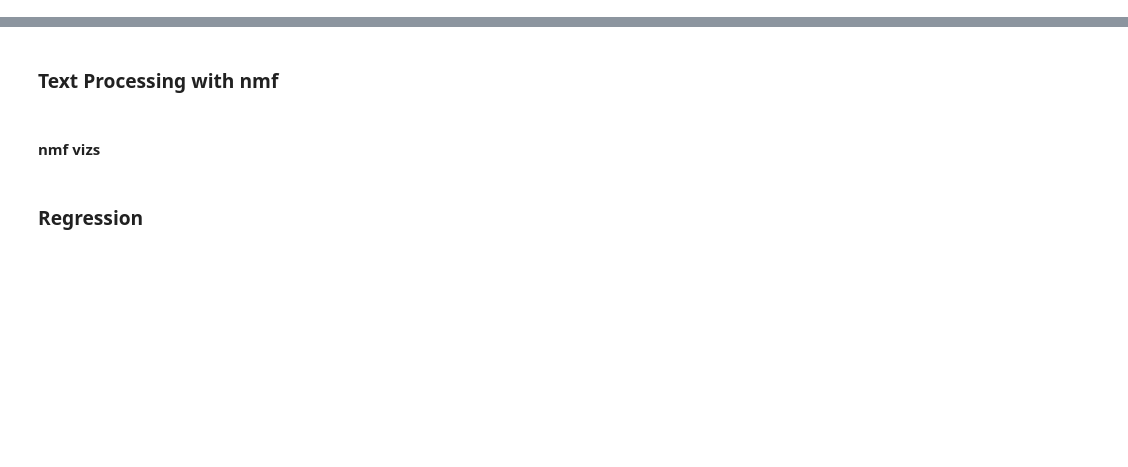
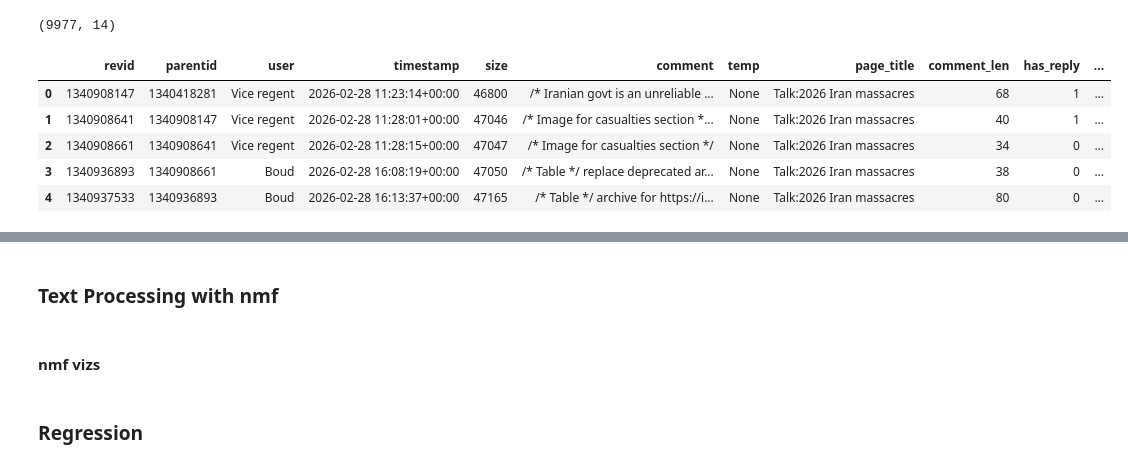
Before and after one commit to tallywiesenberg/thinking-bee, a Jupyter notebook: src/02_directional_alpha.ipynb, the cells around one changed output, grey strips where cells are left out. Saved outputs shown, nothing was run; the diff lists cells and outputs as text; code cells hidden in the pictures; blank space fills up the shorter version.

```diff
--- a/src/02_directional_alpha.ipynb
+++ b/src/02_directional_alpha.ipynb
@@ -44,7 +48,25 @@ from utils.text.nmf import build_text_nmf_features_safe
 # %%
-all_revisions = pd.read_csv(os.path.join("..", "data", "features.csv"))
+from pathlib import Path
+import pandas as pd
+
+cache_dir = Path("data/wiki_cache/revisions")
+
+dfs = [
+    pd.read_parquet(path)
+    for path in cache_dir.glob("*.parquet")
+]
+
+all_revisions = pd.concat(dfs, ignore_index=True)
 print(all_revisions.shape)
 all_revisions.head()
+# %% [output]
+(9977, 14)
+|  | revid | parentid | user | timestamp | size | comment | temp | page_title | comment_len | has_reply | ... |
+| 0 | 1340908147 | 1340418281 | Vice regent | 2026-02-28 11:23:14+00:00 | 46800 | /* Iranian govt is an unreliable ... | None | Talk:2026 Iran massacres | 68 | 1 | ... |
+| 1 | 1340908641 | 1340908147 | Vice regent | 2026-02-28 11:28:01+00:00 | 47046 | /* Image for casualties section *... | None | Talk:2026 Iran massacres | 40 | 1 | ... |
+| 2 | 1340908661 | 1340908641 | Vice regent | 2026-02-28 11:28:15+00:00 | 47047 | /* Image for casualties section */ | None | Talk:2026 Iran massacres | 34 | 0 | ... |
+| 3 | 1340936893 | 1340908661 | Boud | 2026-02-28 16:08:19+00:00 | 47050 | /* Table */ replace deprecated ar... | None | Talk:2026 Iran massacres | 38 | 0 | ... |
+| 4 | 1340937533 | 1340936893 | Boud | 2026-02-28 16:13:37+00:00 | 47165 | /* Table */ archive for https://i... | None | Talk:2026 Iran massacres | 80 | 0 | ... |
 # %%
 
 
```
Also changed, not shown: parts of 7 cells of this notebook, 6 other files.
